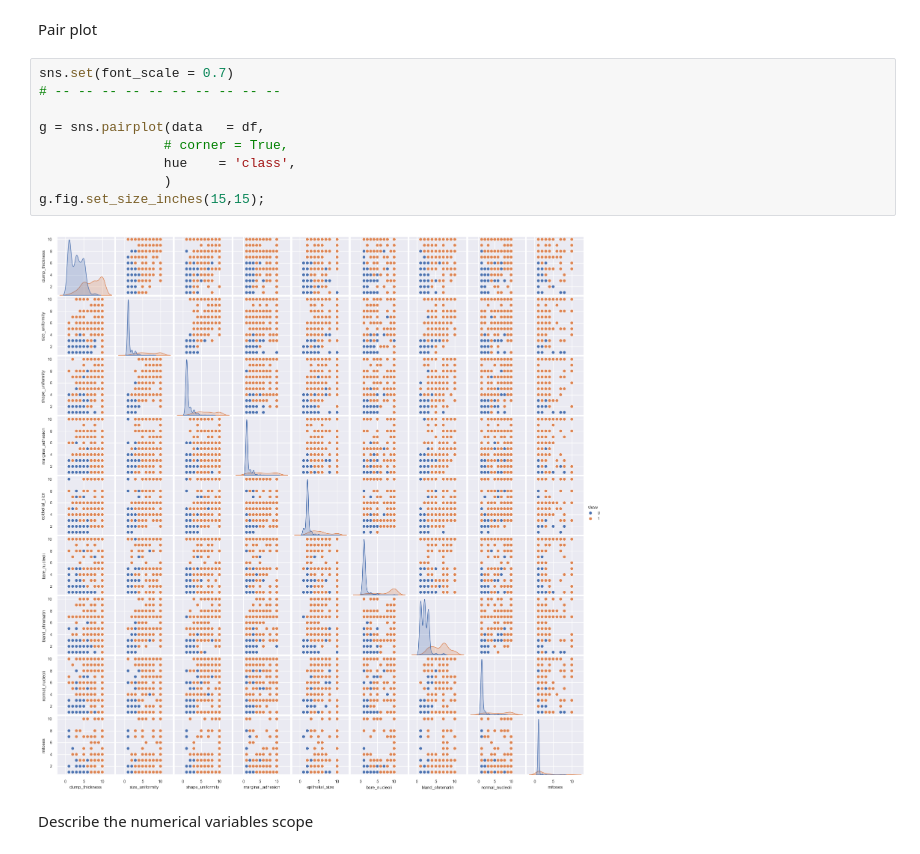
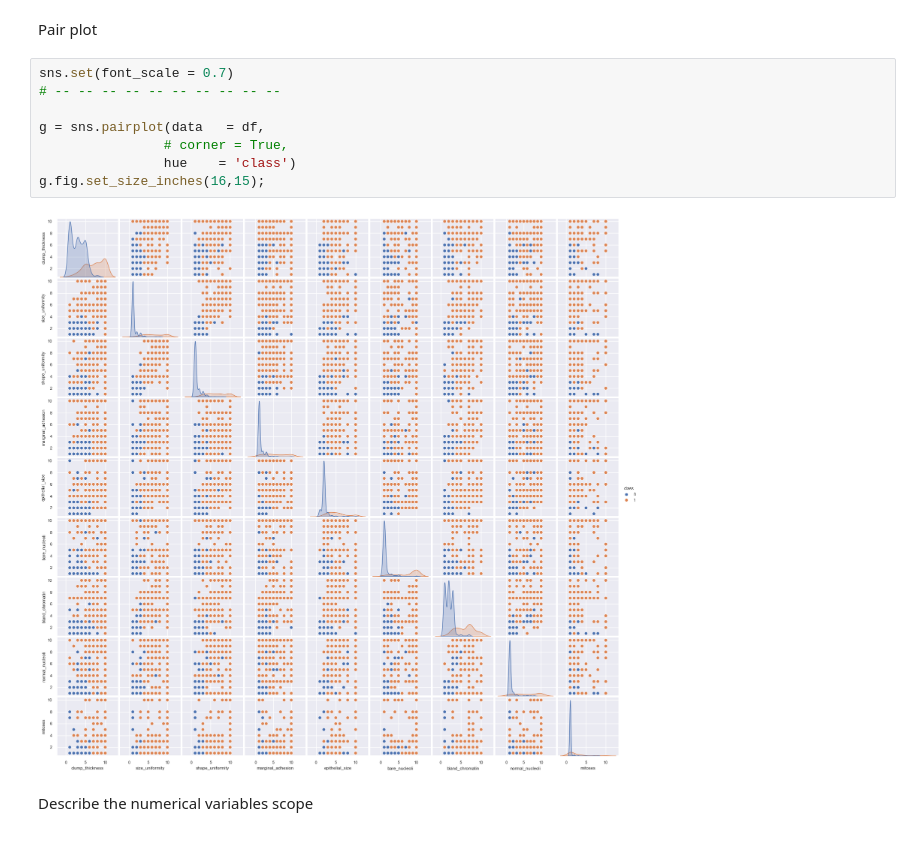
Before and after one commit to Joe-ElM/Breast-Cancer, a Jupyter notebook: Notebooks/1. EDA.ipynb, the cells around one changed output. Cells and saved outputs as stored; diff of their text form.

Commit message:
Experiments and plots

```diff
--- a/Notebooks/1. EDA.ipynb
+++ b/Notebooks/1. EDA.ipynb
@@ -185,14 +185,13 @@ Pair plot
 # %%
 sns.set(font_scale = 0.7)
 # -- -- -- -- -- -- -- -- -- --
 
 g = sns.pairplot(data   = df,
                 # corner = True,
-                hue    = 'class',
-                )
-g.fig.set_size_inches(15,15);
+                hue    = 'class')
+g.fig.set_size_inches(16,15);
 # %% [output]
-[figure, old version]
+[figure, new version]
 # %% [markdown]
 Describe the numerical variables scope
 # %%
```
Also changed, not shown: parts of 1 cell of this notebook, 3 other files.
